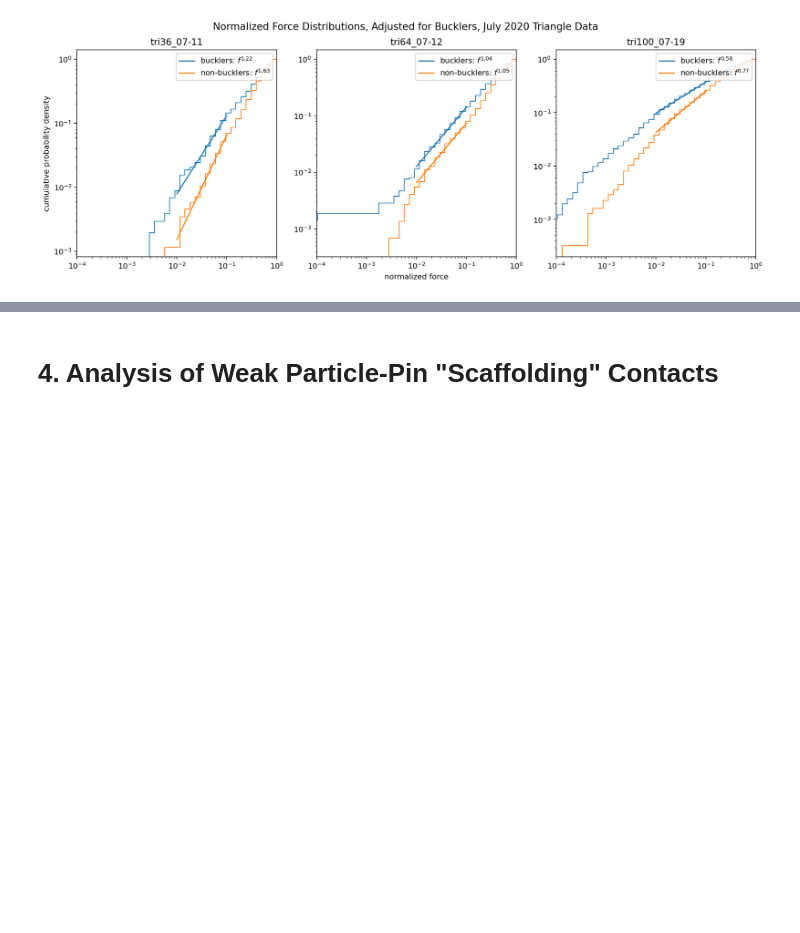
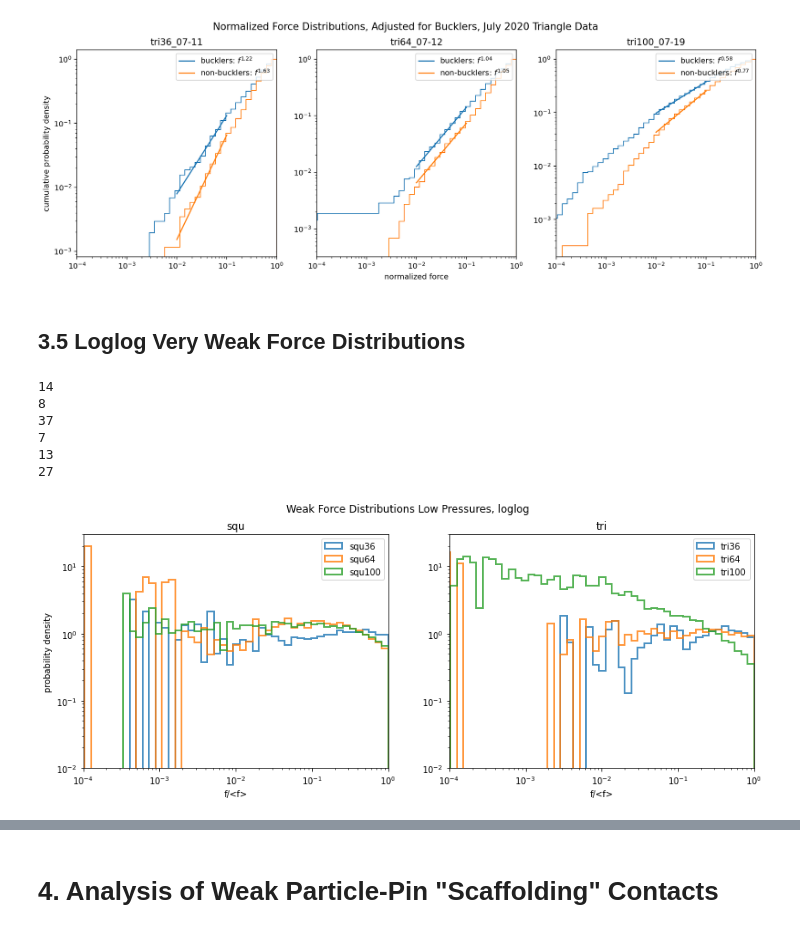
Before and after one commit to andyletzhang/SwatGrains, a Jupyter notebook: BondInfo_Analysis.ipynb, the cells around one changed output, grey strips where cells are left out. Saved outputs shown, nothing was run; the diff lists cells and outputs as text; code cells hidden in the pictures; blank space fills up the shorter version.

Commit message:
force distribution pin density checks

```diff
--- a/BondInfo_Analysis.ipynb
+++ b/BondInfo_Analysis.ipynb
@@ -675,3 +675,33 @@ AxesSubplot(0.398529,0.125;0.227941x0.755) [0.82665829 1.05125233] [1.55362365 1
 27
 AxesSubplot(0.672059,0.125;0.227941x0.755) [1.49220103 0.7701193 ] [1.4398792  0.58326945]
 [figure]
+# %% [markdown]
+## 3.5 Loglog Very Weak Force Distributions
+# %%
+fileGroups = [files[1:4], files[6:]]
+fig, axes = plt.subplots(1, 2, figsize=(14, 5))
+pressureCutoff=1e-2
+for fileGroup,ax in zip(fileGroups, axes):
+
+    for file in fileGroup:
+        pressures=get_pressures(filenames[file])
+        #print(len(pressures[pressures<pressureCutoff].index))
+        ax.hist(dataDict[file].loc[pressures[pressures<pressureCutoff].index]['normalizedForce']/1e6, histtype='step', bins=10**np.linspace(-5,0,60), alpha=0.8, linewidth=2, density=True, label=file.split('_')[0])
+    ax.set_xscale('log')
+    ax.set_yscale('log')
+    ax.set_xlim(1e-4,1)
+    ax.set_ylim(1e-2, 30)
+    ax.set_title(fileGroup[0][0:3])
+    ax.legend()
+    ax.set_xlabel('f/<f>')
+axes[0].set_ylabel('probability density')
+fig.suptitle('Weak Force Distributions Low Pressures, loglog')
+#fig.savefig('plots/weakforcedistribution-low_pressure-loglog-July2020.jpg', dpi=300)
+# %% [output]
+14
+8
+37
+7
+13
+27
+[figure, added]
```
Also changed, not shown: parts of 6 cells of this notebook, 1 other file.
